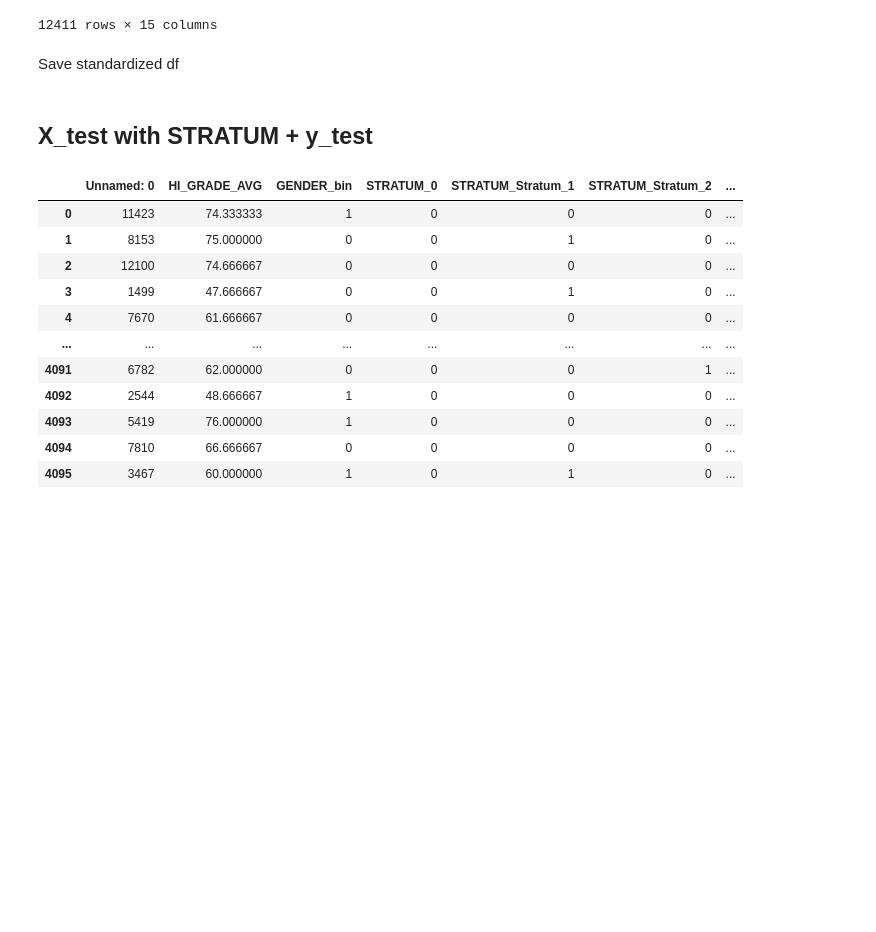
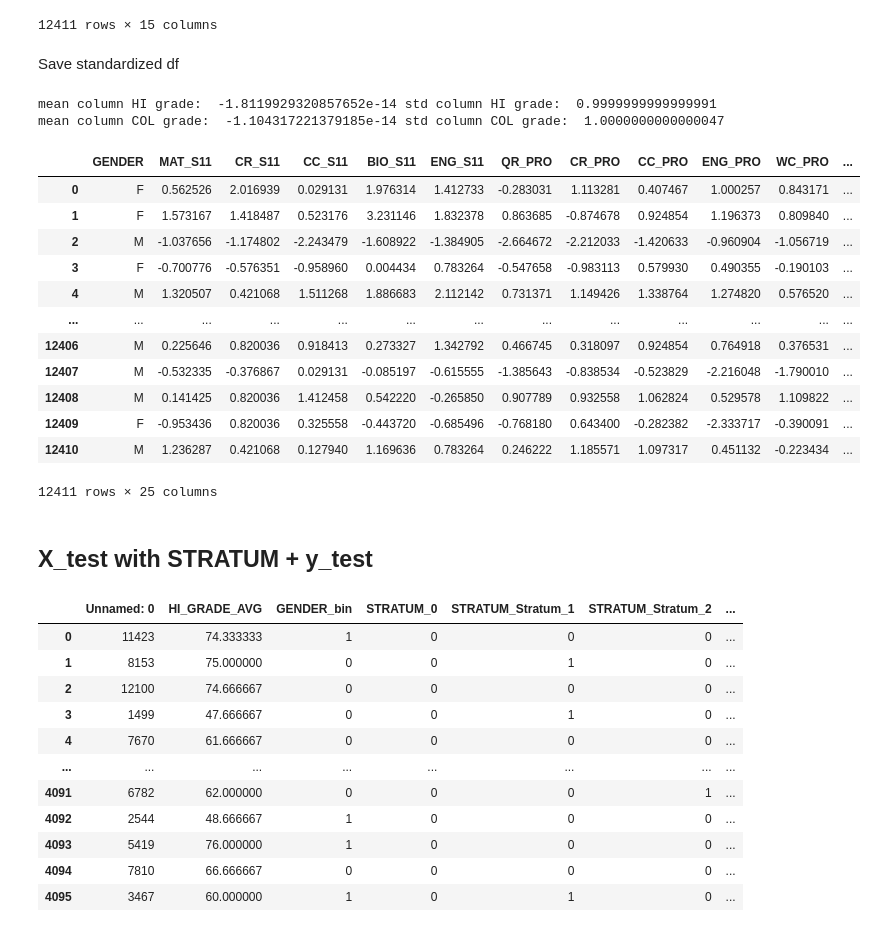
Before and after one commit to s183910/Bachelor_Gabi_Kat, a Jupyter notebook: Notebooks/Basic_dists/Data.ipynb, the cells around one changed output. Drawn from its saved outputs; the diff is of its cells as text; code cells hidden in the pictures; blank space fills up the shorter version.

```diff
--- a/Notebooks/Basic_dists/Data.ipynb
+++ b/Notebooks/Basic_dists/Data.ipynb
@@ -195,3 +195,47 @@ mean column COL grade:  1.0534192521139186e-16 std column COL grade:  1.0
 Save standardized df
 # %%
 dfs.to_csv("df_standardized_score_ex.csv")
+# %%
+#på nye dummies columns
+
+#apply standardization to filtered original dataframe
+dfs2 = df.copy()
+df_one = pd.get_dummies(dfs2["GENDER"])
+dfs2["GENDER_bin"] = df_one.F
+X_encoded = pd.get_dummies(dfs2,columns=['STRATUM','SCHOOL_TYPE','SCHOOL_NAT'])
+dfs2 = X_encoded.drop(['STRATUM_0', 'SCHOOL_TYPE_Not_apply'], axis=1).copy()b
+
+# apply standardixation techniques
+
+#df0["COL_GRADE_AVG"] = (df0["COL_GRADE_AVG_org"] - df0["COL_GRADE_AVG_org"].mean())/df0["COL_GRADE_AVG_org"].std()
+#df0["HI_GRADE_AVG\"] = (df0[\"HI_GRADE_AVG_org\"] - df0[\"HI_GRADE_AVG_org\"].mean())/df0[\"HI_GRADE_AVG_org\"].std()
+
+
+for column in dfs2.columns:
+    try:
+        dfs2[column] = (dfs2[column] - dfs2[column].mean())/dfs2[column].std()
+    except:
+        pass
+
+#Check means are 0 and std 1
+print("mean column HI grade: ", dfs2.HI_GRADE_AVG.mean(), "std column HI grade: ", dfs2.HI_GRADE_AVG.std(),)
+print("mean column COL grade: ", dfs2.COL_GRADE_AVG.mean(), "std column COL grade: ", dfs2.COL_GRADE_AVG.std(),)
+
+#view normalized data
+dfs2
+# %% [output]
+mean column HI grade:  -1.8119929320857652e-14 std column HI grade:  0.9999999999999991
+mean column COL grade:  -1.104317221379185e-14 std column COL grade:  1.0000000000000047
+|  | GENDER | MAT_S11 | CR_S11 | CC_S11 | BIO_S11 | ENG_S11 | QR_PRO | CR_PRO | CC_PRO | ENG_PRO | WC_PRO | ... |
+| 0 | F | 0.562526 | 2.016939 | 0.029131 | 1.976314 | 1.412733 | -0.283031 | 1.113281 | 0.407467 | 1.000257 | 0.843171 | ... |
+| 1 | F | 1.573167 | 1.418487 | 0.523176 | 3.231146 | 1.832378 | 0.863685 | -0.874678 | 0.924854 | 1.196373 | 0.809840 | ... |
+| 2 | M | -1.037656 | -1.174802 | -2.243479 | -1.608922 | -1.384905 | -2.664672 | -2.212033 | -1.420633 | -0.960904 | -1.056719 | ... |
+| 3 | F | -0.700776 | -0.576351 | -0.958960 | 0.004434 | 0.783264 | -0.547658 | -0.983113 | 0.579930 | 0.490355 | -0.190103 | ... |
+| 4 | M | 1.320507 | 0.421068 | 1.511268 | 1.886683 | 2.112142 | 0.731371 | 1.149426 | 1.338764 | 1.274820 | 0.576520 | ... |
+| ... | ... | ... | ... | ... | ... | ... | ... | ... | ... | ... | ... | ... |
+| 12406 | M | 0.225646 | 0.820036 | 0.918413 | 0.273327 | 1.342792 | 0.466745 | 0.318097 | 0.924854 | 0.764918 | 0.376531 | ... |
+| 12407 | M | -0.532335 | -0.376867 | 0.029131 | -0.085197 | -0.615555 | -1.385643 | -0.838534 | -0.523829 | -2.216048 | -1.790010 | ... |
+| 12408 | M | 0.141425 | 0.820036 | 1.412458 | 0.542220 | -0.265850 | 0.907789 | 0.932558 | 1.062824 | 0.529578 | 1.109822 | ... |
+| 12409 | F | -0.953436 | 0.820036 | 0.325558 | -0.443720 | -0.685496 | -0.768180 | 0.643400 | -0.282382 | -2.333717 | -0.390091 | ... |
+| 12410 | M | 1.236287 | 0.421068 | 0.127940 | 1.169636 | 0.783264 | 0.246222 | 1.185571 | 1.097317 | 0.451132 | -0.223434 | ... |
+12411 rows × 25 columns
```
Also changed, not shown: parts of 1 cell of this notebook, 2 other files.
